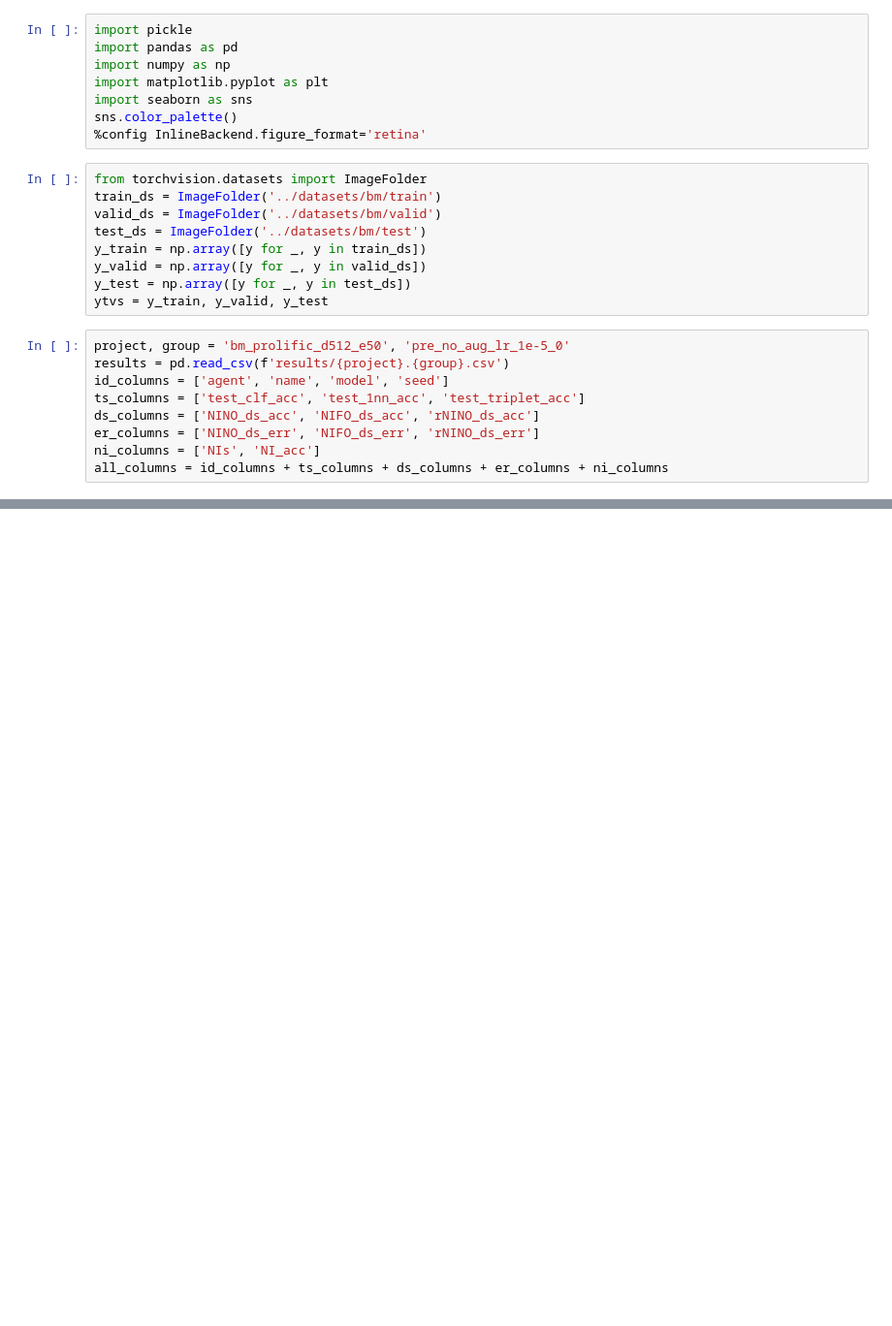
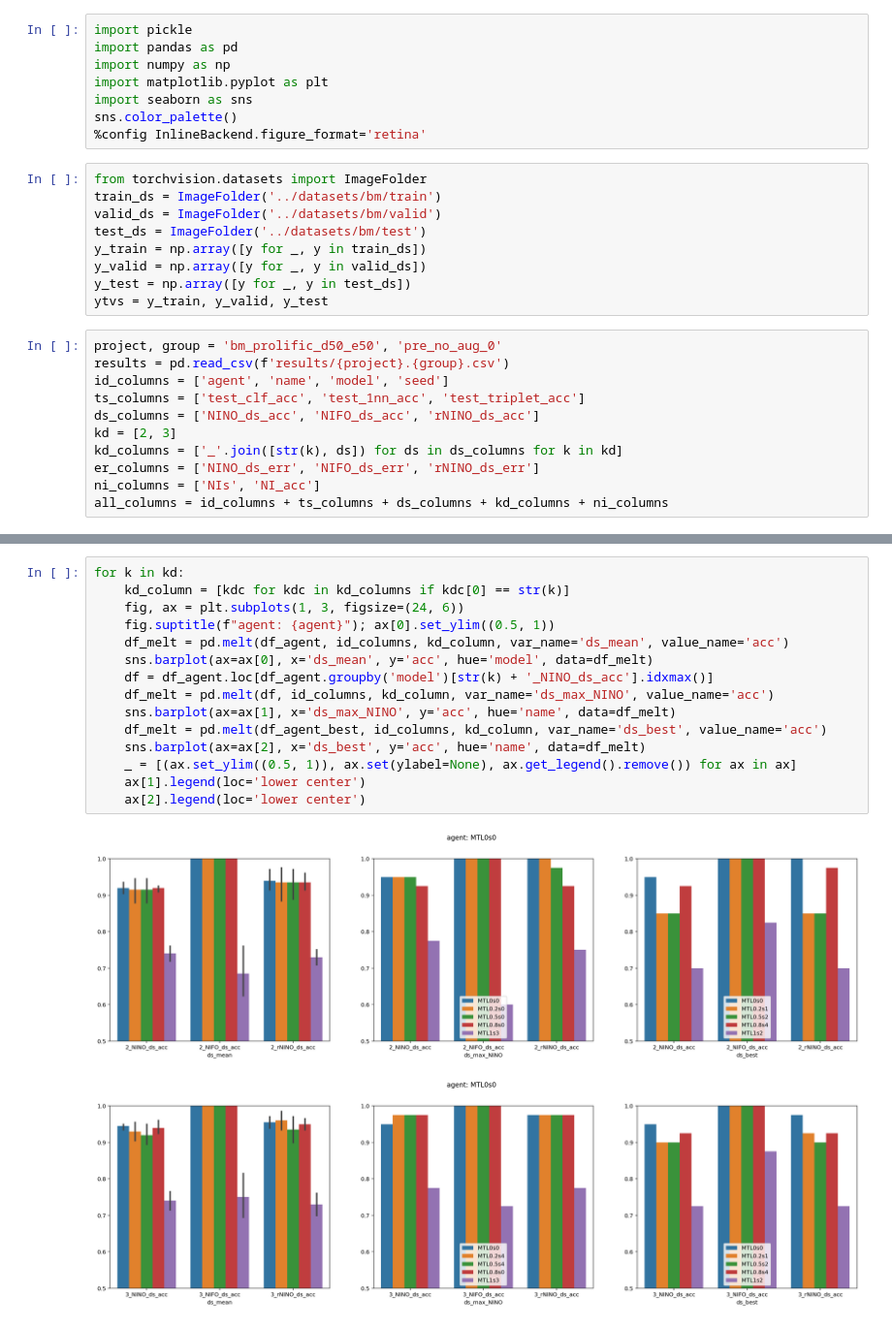
Before and after one commit to harry-tian/ai-driven-tutorial, a Jupyter notebook: evals/eval_prolific_bm.ipynb, the cells around one changed output, grey strips where cells are left out. Shown at 97% size. Cells and saved outputs as stored; diff of their text form; blank space fills up the shorter version.

```diff
--- a/evals/eval_prolific_bm.ipynb
+++ b/evals/eval_prolific_bm.ipynb
@@ -19,14 +22,16 @@ y_valid = np.array([y for _, y in valid_ds])
 y_test = np.array([y for _, y in test_ds])
 ytvs = y_train, y_valid, y_test
 # %%
-project, group = 'bm_prolific_d512_e50', 'pre_no_aug_lr_1e-5_0'
+project, group = 'bm_prolific_d50_e50', 'pre_no_aug_0'
 results = pd.read_csv(f'results/{project}.{group}.csv')
 id_columns = ['agent', 'name', 'model', 'seed']
 ts_columns = ['test_clf_acc', 'test_1nn_acc', 'test_triplet_acc']
 ds_columns = ['NINO_ds_acc', 'NIFO_ds_acc', 'rNINO_ds_acc']
+kd = [2, 3]
+kd_columns = ['_'.join([str(k), ds]) for ds in ds_columns for k in kd]
 er_columns = ['NINO_ds_err', 'NIFO_ds_err', 'rNINO_ds_err']
 ni_columns = ['NIs', 'NI_acc']
-all_columns = id_columns + ts_columns + ds_columns + er_columns + ni_columns
+all_columns = id_columns + ts_columns + ds_columns + kd_columns + ni_columns
 # %%
 df = results.copy()
 df['perf'] = df['test_clf_acc'] + df['test_triplet_acc']
@@ -97,3 +102,21 @@ ax[2].legend(loc='lower center')
+# %%
+for k in kd:
+    kd_column = [kdc for kdc in kd_columns if kdc[0] == str(k)]
+    fig, ax = plt.subplots(1, 3, figsize=(24, 6))
+    fig.suptitle(f"agent: {agent}"); ax[0].set_ylim((0.5, 1))
+    df_melt = pd.melt(df_agent, id_columns, kd_column, var_name='ds_mean', value_name='acc')
+    sns.barplot(ax=ax[0], x='ds_mean', y='acc', hue='model', data=df_melt)
+    df = df_agent.loc[df_agent.groupby('model')[str(k) + '_NINO_ds_acc'].idxmax()]
+    df_melt = pd.melt(df, id_columns, kd_column, var_name='ds_max_NINO', value_name='acc')
+    sns.barplot(ax=ax[1], x='ds_max_NINO', y='acc', hue='name', data=df_melt)
+    df_melt = pd.melt(df_agent_best, id_columns, kd_column, var_name='ds_best', value_name='acc')
+    sns.barplot(ax=ax[2], x='ds_best', y='acc', hue='name', data=df_melt)
+    _ = [(ax.set_ylim((0.5, 1)), ax.set(ylabel=None), ax.get_legend().remove()) for ax in ax]
+    ax[1].legend(loc='lower center')
+    ax[2].legend(loc='lower center')
+# %% [output]
+[figure, added]
+[figure, added]
 # %%
 fig, ax = plt.subplots(1, 3, figsize=(14, 3), sharey=True)
 df = df_agent[id_columns + ['NI_acc']]
```
Also changed, not shown: parts of 6 cells of this notebook, 5 other files.
